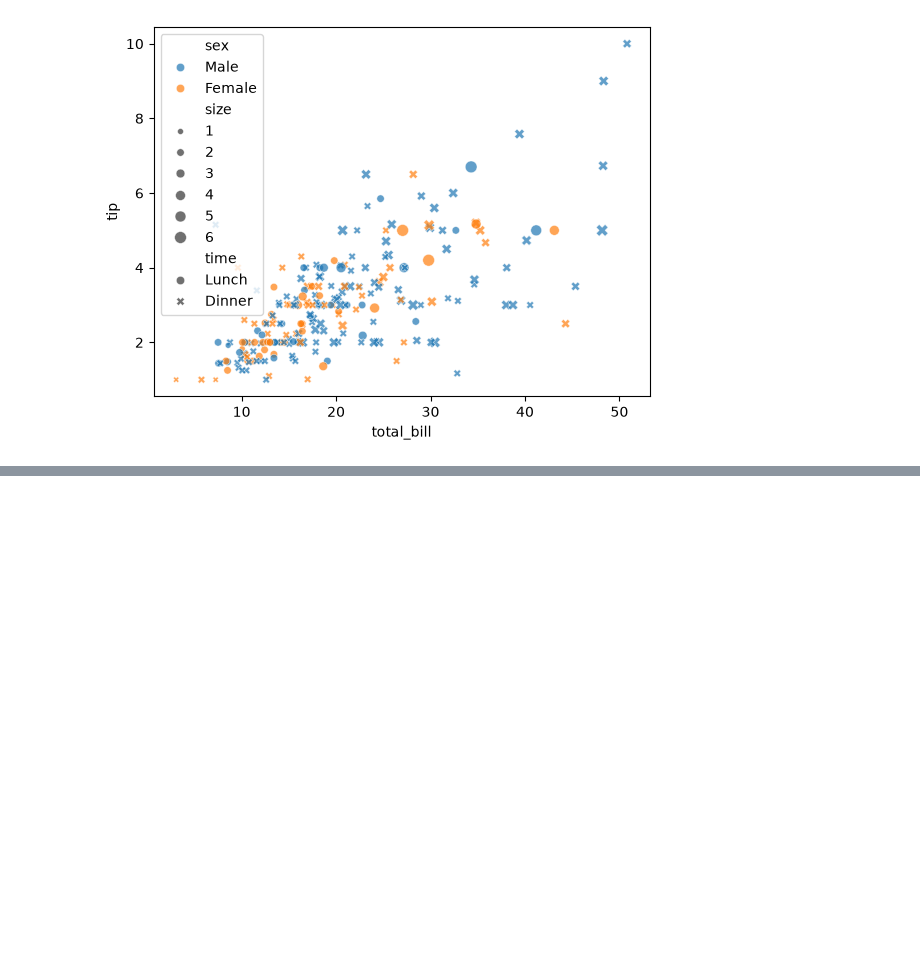
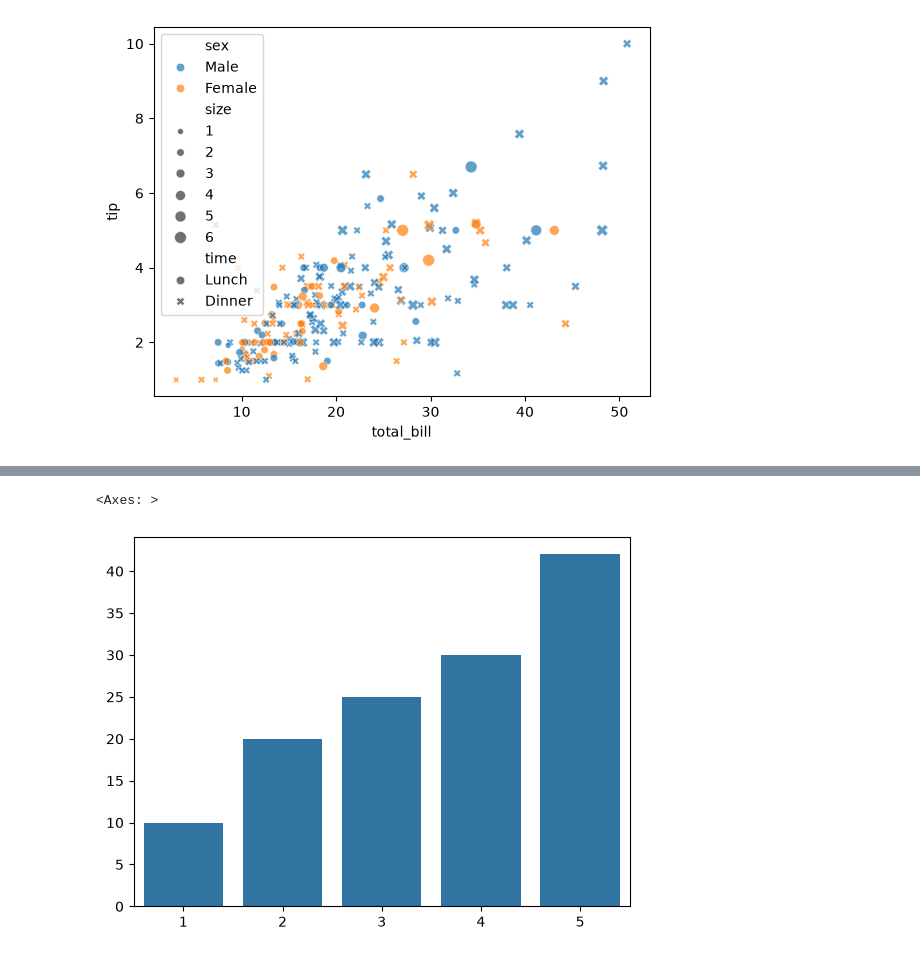
Before and after one commit to 2eenirv-commits/big0611, a Jupyter notebook: py/p02_데이터분석및시각화/ch04_seabom/ex02_ 산점도.ipynb, the cells around one changed output, grey strips where cells are left out. Saved outputs shown, nothing was run; the diff lists cells and outputs as text; code cells hidden in the pictures; blank space fills up the shorter version.

```diff
--- a/py/p02_데이터분석및시각화/ch04_seabom/ex02_ 산점도.ipynb
+++ b/py/p02_데이터분석및시각화/ch04_seabom/ex02_ 산점도.ipynb
@@ -49,0 +68,5 @@ sns.scatterplot(x=df['total_bill'], y=df['tip'],
+# %%
+sns.barplot(x=x, y=y)
+# %% [output]
+<Axes: >
+[figure, added]
```
Also changed, not shown: parts of 3 cells of this notebook, 7 other files.
